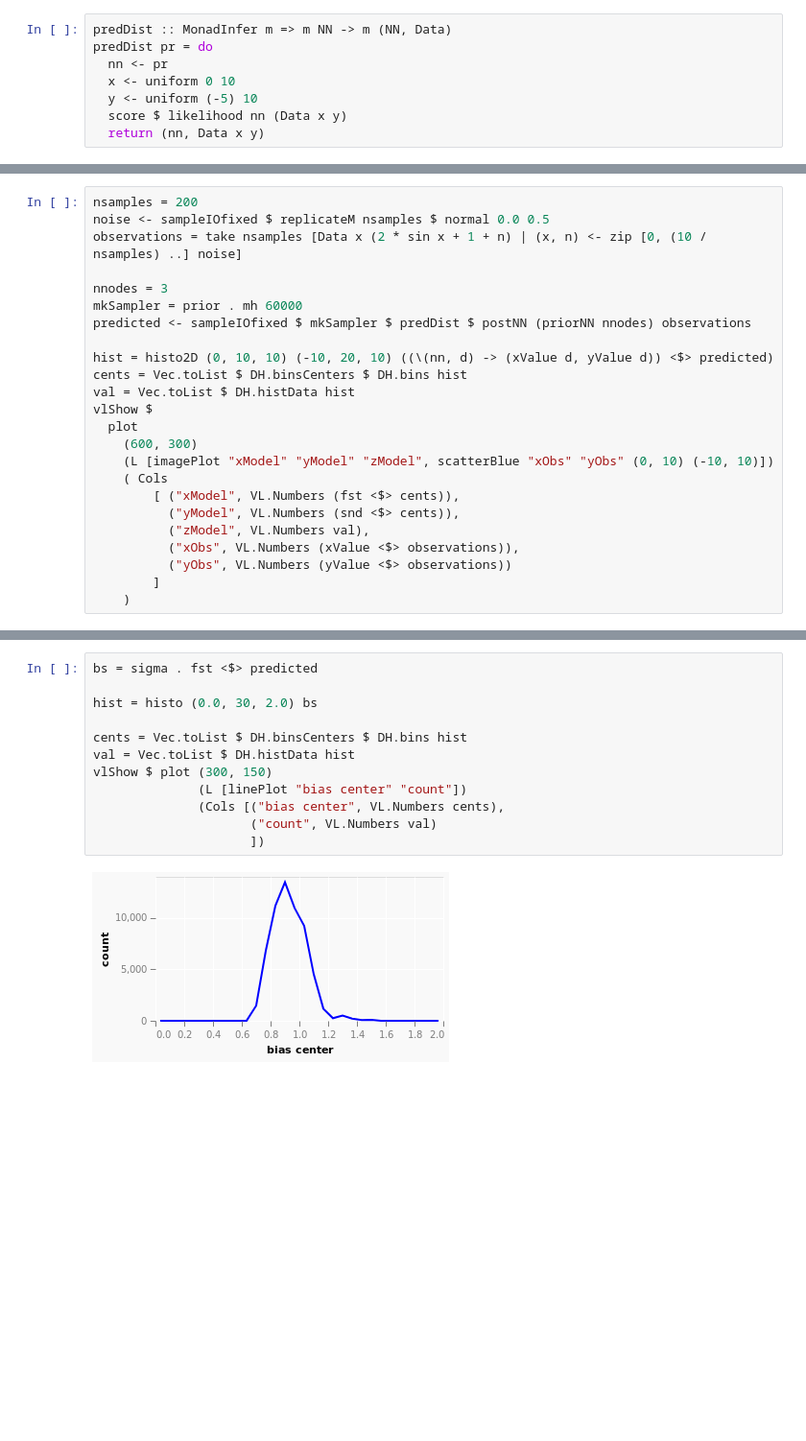
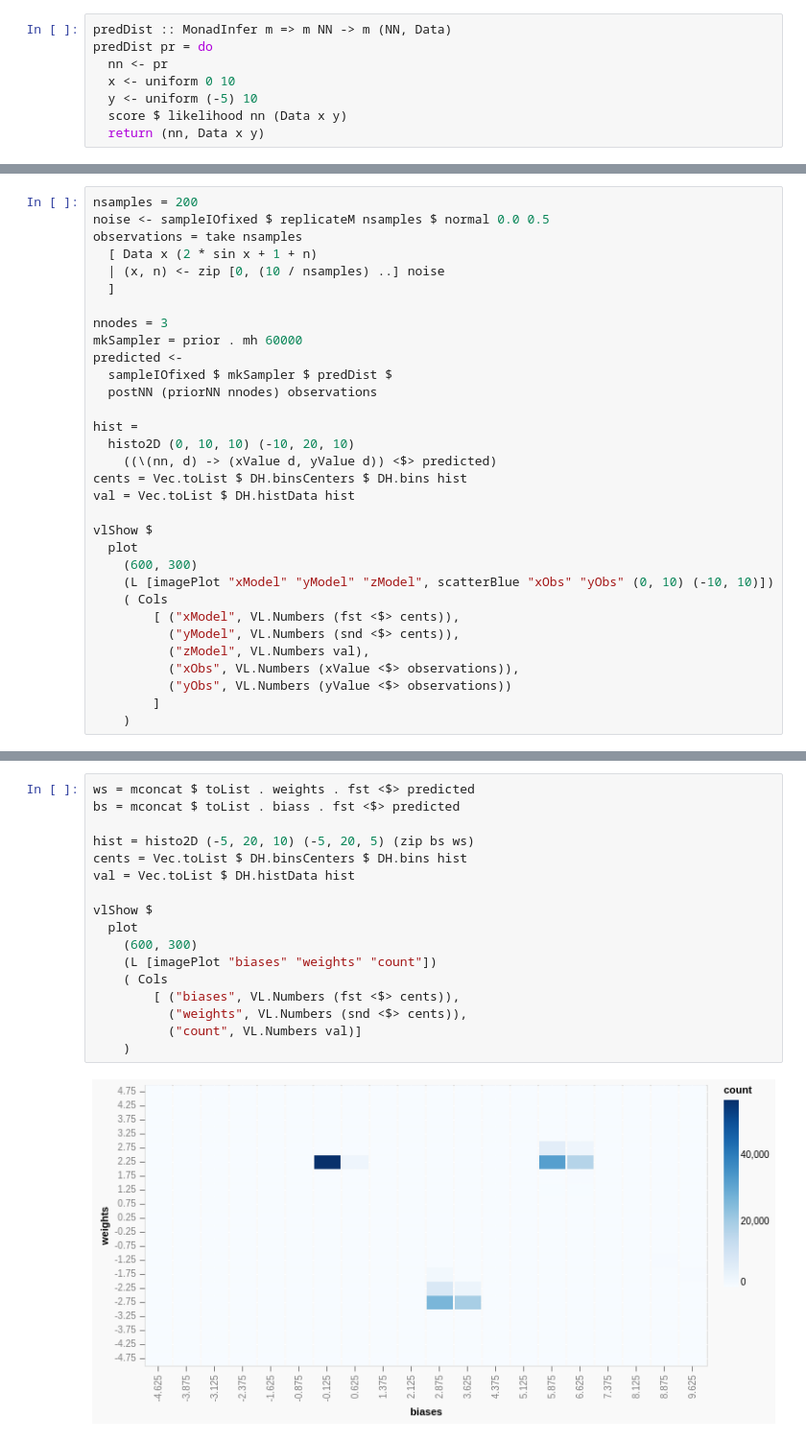
Before and after one commit to tweag/blog-resources, a Jupyter notebook: monad-bayes-series/monad-bayes-3-bayesian-neural-network.ipynb, the cells around one changed output, grey strips where cells are left out. Shown at 96% size. Cells and saved outputs as stored; diff of their text form; blank space fills up the shorter version.

```diff
--- a/monad-bayes-series/monad-bayes-3-bayesian-neural-network.ipynb
+++ b/monad-bayes-series/monad-bayes-3-bayesian-neural-network.ipynb
@@ -362,15 +382,23 @@ Before we answer these questions, lets look at a more telling example, a sinus:
 # %%
 nsamples = 200
 noise <- sampleIOfixed $ replicateM nsamples $ normal 0.0 0.5
-observations = take nsamples [Data x (2 * sin x + 1 + n) | (x, n) <- zip [0, (10 / nsamples) ..] noise]
+observations = take nsamples
+  [ Data x (2 * sin x + 1 + n)
+  | (x, n) <- zip [0, (10 / nsamples) ..] noise
+  ]
 
 nnodes = 3
 mkSampler = prior . mh 60000
-predicted <- sampleIOfixed $ mkSampler $ predDist $ postNN (priorNN nnodes) observations
+predicted <-
+  sampleIOfixed $ mkSampler $ predDist $
+  postNN (priorNN nnodes) observations
 
-hist = histo2D (0, 10, 10) (-10, 20, 10) ((\(nn, d) -> (xValue d, yValue d)) <$> predicted)
+hist =
+  histo2D (0, 10, 10) (-10, 20, 10)
+    ((\(nn, d) -> (xValue d, yValue d)) <$> predicted)
 cents = Vec.toList $ DH.binsCenters $ DH.bins hist
 val = Vec.toList $ DH.histData hist
+
 vlShow $
   plot
     (600, 300)
@@ -396,14 +422,19 @@ We can check it out more closely in this histogram of the inferred sigma:
 # %%
-bs = sigma . fst <$> predicted
+ws = mconcat $ toList . weights . fst <$> predicted
+bs = mconcat $ toList . biass . fst <$> predicted
 
-hist = histo (0.0, 30, 2.0) bs
-
+hist = histo2D (-5, 20, 10) (-5, 20, 5) (zip bs ws)
 cents = Vec.toList $ DH.binsCenters $ DH.bins hist
 val = Vec.toList $ DH.histData hist
-vlShow $ plot (300, 150)
-              (L [linePlot "bias center" "count"])
-              (Cols [("bias center", VL.Numbers cents),
-                     ("count", VL.Numbers val)
-                     ])
+
+vlShow $
+  plot
+    (600, 300)
+    (L [imagePlot "biases" "weights" "count"])
+    ( Cols
+        [ ("biases", VL.Numbers (fst <$> cents)),
+          ("weights", VL.Numbers (snd <$> cents)),
+          ("count", VL.Numbers val)]
+    )
 # %% [output]
-[figure, old version]
+[figure, new version]
```
Also changed, not shown: parts of 52 cells of this notebook, 1 other file.
